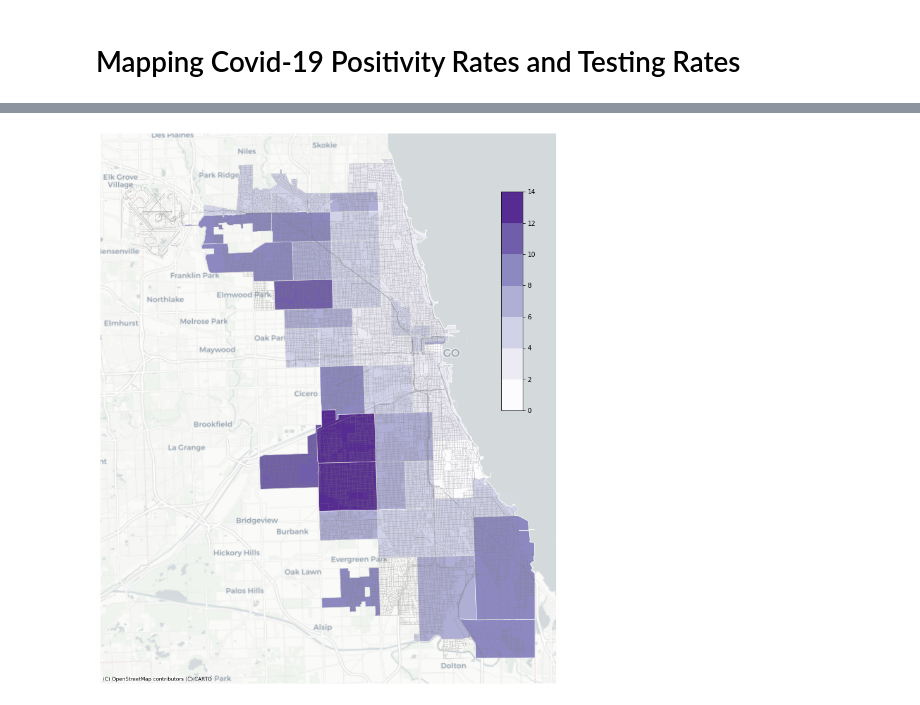
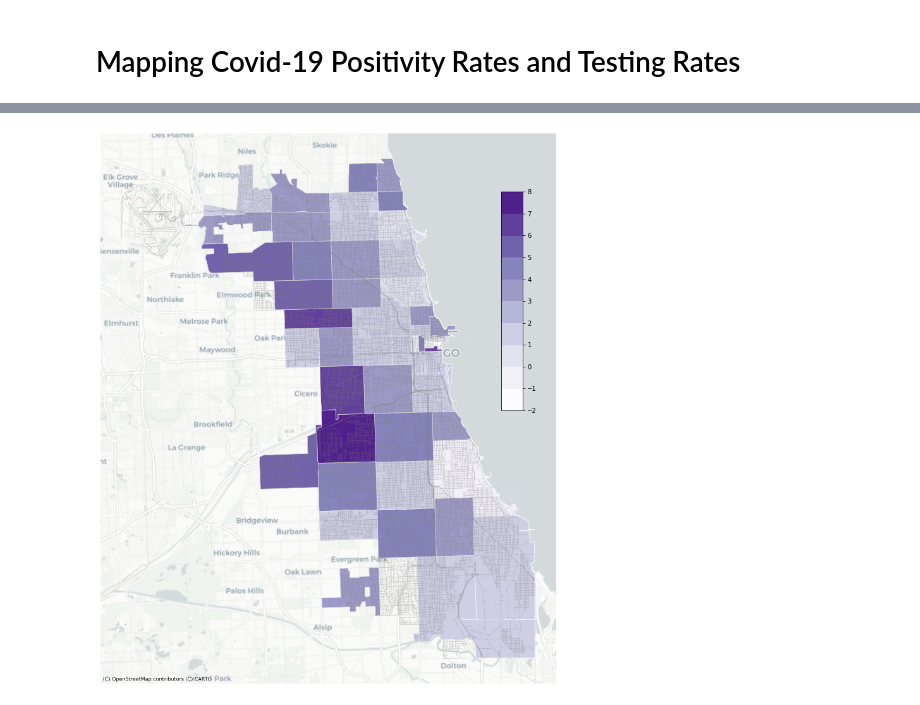
Before and after one commit to Jamilmirabito/chicago_covid_19_zip_code_analysis, a Jupyter notebook: mapping_pos_rates.ipynb, the cells around one changed output, grey strips where cells are left out. Cells and saved outputs as stored; diff of their text form; code cells hidden in the pictures.

```diff
--- a/mapping_pos_rates.ipynb
+++ b/mapping_pos_rates.ipynb
@@ -36,11 +20,7 @@ two_wk_avg_pos.ZCTA = two_wk_avg_pos.ZCTA.astype(int)
-# %%
-df = pd.merge(df, two_wk_avg_pos, on='ZCTA')
-# %%
-df.drop_duplicates(subset='ZCTA', inplace=True)
 # %%
+# Convert decimals to numbers
 df['posRate'] = df['posRate']*100
+df['2weeksprior'] = df['2weeksprior']*100
 df['testpercent'] = df['testpercent']*100
+df['percent_change_pos_rate'] = df['percent_change_pos_rate']*100
-# %%
-# Calculating percentage point difference in positivity rates between prior two weeks and most recent 2 weeks.
-df['percent_change_pos_rate'] = (df['posRate'] - df['2weeksprior'])
 # %%
@@ -203,29 +164,28 @@ The cells below are calculating the 2-week average positivity rate from the prev
 # %%
-import matplotlib as mpl
+# Percent change from previous 2-week period
 fig, ax = plt.subplots(figsize=(16,16))
 streets.to_crs(epsg=26971).plot(ax=ax, color = 'grey', linewidth= 0.2)
 
+# Creating color scheme
 cm = plt.get_cmap('Purples')
-scheme = [cm(i / 7) for i in range(0, 7)]
-bins = list(np.arange(0,16,2))
+scheme = [cm(i / 10) for i in range(0, 10)]
+bins = list(np.arange(-2,9,1))
 
-# labels = ['0.0 - 4.0', '4.0 - 8.0', '8.0 - 12.0', '12.0 - 16.0', '16.0 - 20.0']
+# Plotting testing per capita and reassigning continuous values to bins
 complete_df.to_crs(epsg=26971).assign(buckets = UserDefined(complete_df.percent_change_pos_rate, bins).yb).plot(column='buckets', cmap=mpl.colors.ListedColormap(scheme), linewidth=.6, edgecolor='white',
                                          categorical=True, ax=ax)
 ctx.add_basemap(ax, crs='EPSG:26971', source=ctx.providers.CartoDB.Positron)
-# plt.title('Chicago Testing Rates by Zip Code', fontsize=20)
 ax.axis('off')
 
-# Making color bar
+# Creating color bar
 ax_legend = fig.add_axes([0.75, 0.5, 0.03, 0.3], zorder=3)
 cmap = mpl.colors.ListedColormap(scheme)
 cb = mpl.colorbar.ColorbarBase(ax_legend, cmap=cmap, ticks=bins, boundaries=bins, orientation='vertical')
 cb.ax.set_xticklabels([str(round(i, 1)) for i in bins])
 
-#plt.axis(‘equal’)
 plt.show()
 # %% [output]
-[figure, old version]
+[figure, new version]
 # %%
 complete_df.sort_values(by='percent_change_pos_rate', ascending=False).head()
 # %% [output]
```
Also changed, not shown: parts of 26 cells of this notebook, 7 other files.
